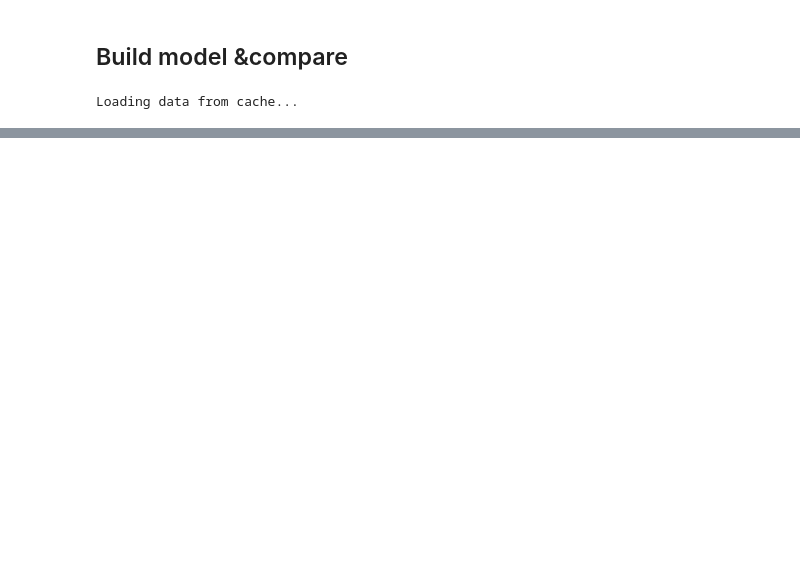
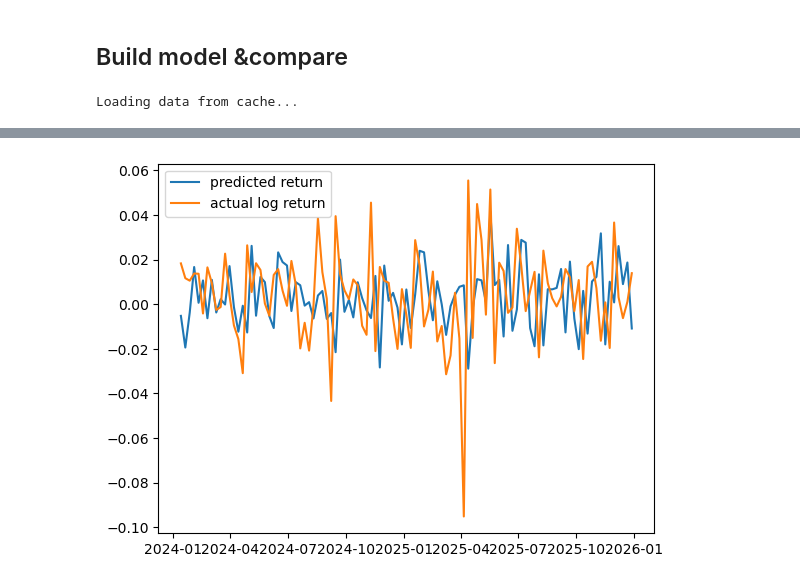
Before and after one commit to spradoaren/saf_final_project, a Jupyter notebook: HMM/result.ipynb, the cells around one changed output, grey strips where cells are left out. Cells and saved outputs as stored; diff of their text form; code cells hidden in the pictures; blank space fills up the shorter version.

```diff
--- a/HMM/result.ipynb
+++ b/HMM/result.ipynb
@@ -101,3 +117,12 @@ plt.show()
+# %%
+#draw actual return and predicted return
+import matplotlib.pyplot as plt
+plt.plot(pred_ret,label='predicted return')
+plt.plot(actual_log_ret,label='actual log return')
+plt.legend()
+plt.show()
+# %% [output]
+[figure, added]
 # %%
 trade_cost=0.0001
 df=test.copy()
```
Also changed, not shown: parts of 7 cells of this notebook.
